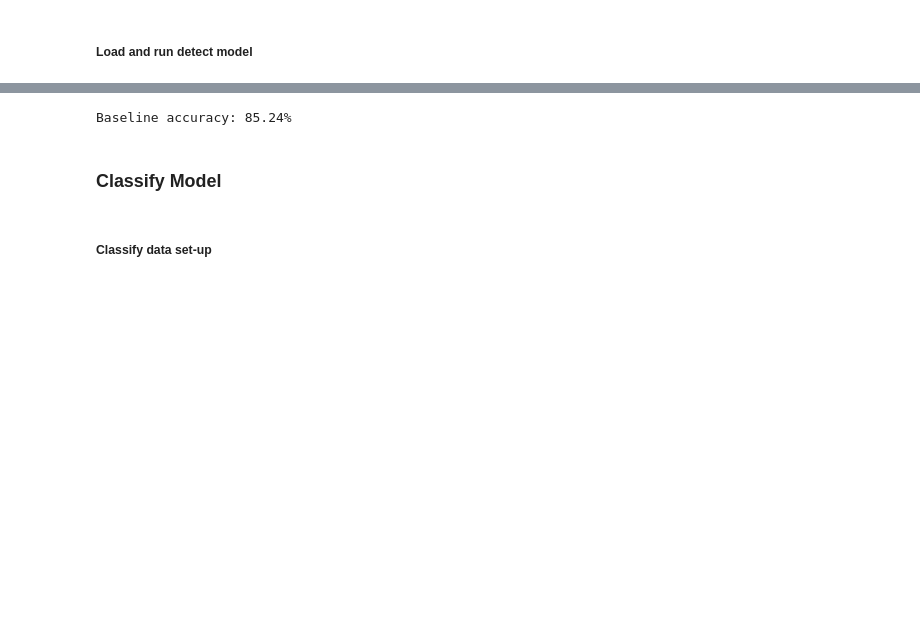
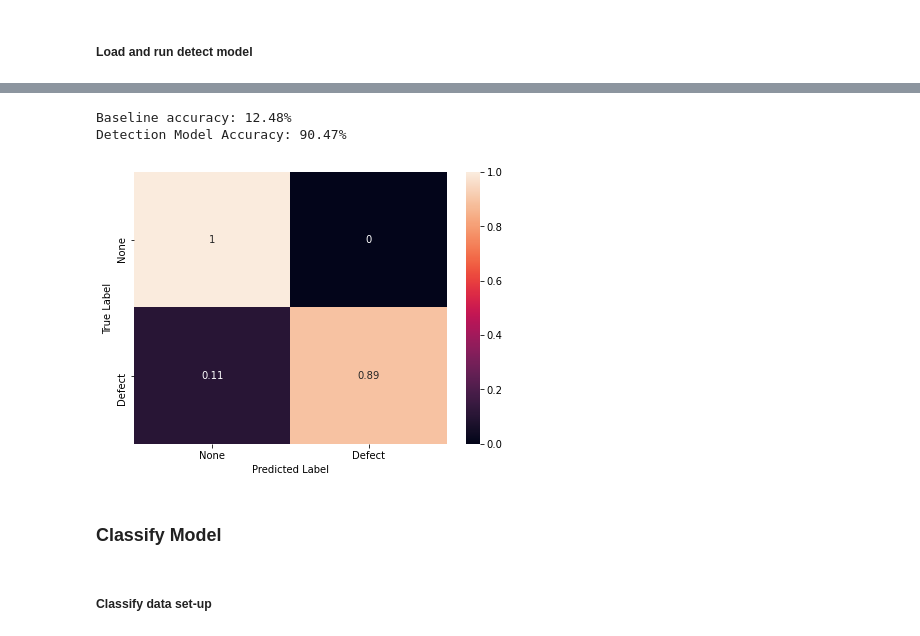
Before and after one commit to sngatzemeier/Wafer-Defect-Classification, a Jupyter notebook: Lea/pipeline/pipeline_yutandem_best.ipynb, the cells around one changed output, grey strips where cells are left out. Cells and saved outputs as stored; diff of their text form; code cells hidden in the pictures; blank space fills up the shorter version.

```diff
--- a/Lea/pipeline/pipeline_yutandem_best.ipynb
+++ b/Lea/pipeline/pipeline_yutandem_best.ipynb
@@ -187,22 +191,24 @@ Wall time: 10.41 seconds
 # %%
 # IF LABELED
 # evaluate detect model performance
 if labeled:
 
     # calculate baseline accuracy
-    nones = len(test[test.detectLabels == 0])
-    total = len(test)
+    nones = len(data[data.detectLabels == 0])
+    total = len(data)
     print(f"Baseline accuracy: {nones/total*100:.2f}%")
 
     # manually compute detect model accuracy
     det_cm = confusion_matrix(y_det, det_labels)
     det_accuracy = (det_cm[0][0] + det_cm[1][1]) / len(y_det) * 100
     print(f'Detection Model Accuracy: {det_accuracy:.2f}%')
 
     # plot confusion matrix
     helper.plot_confusion_matrix(y_det, det_labels, mode='detect', normalize=True)
 # %% [output]
-Baseline accuracy: 85.24%
+Baseline accuracy: 12.48%
+Detection Model Accuracy: 90.47%
+[figure, added]
 # %% [markdown]
 ### Classify Model
 # %% [markdown]
```
Also changed, not shown: parts of 21 cells of this notebook, 20 other files.
